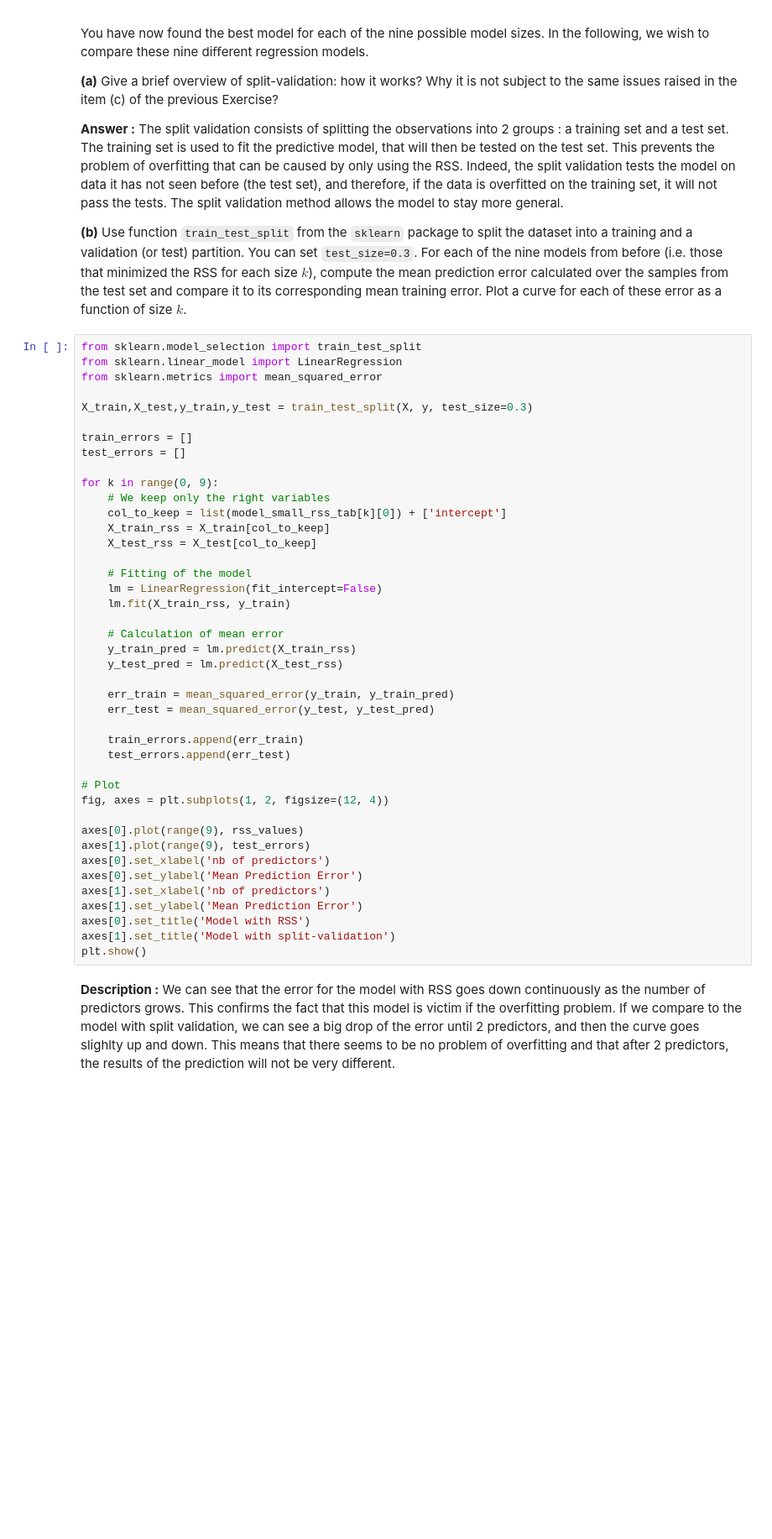
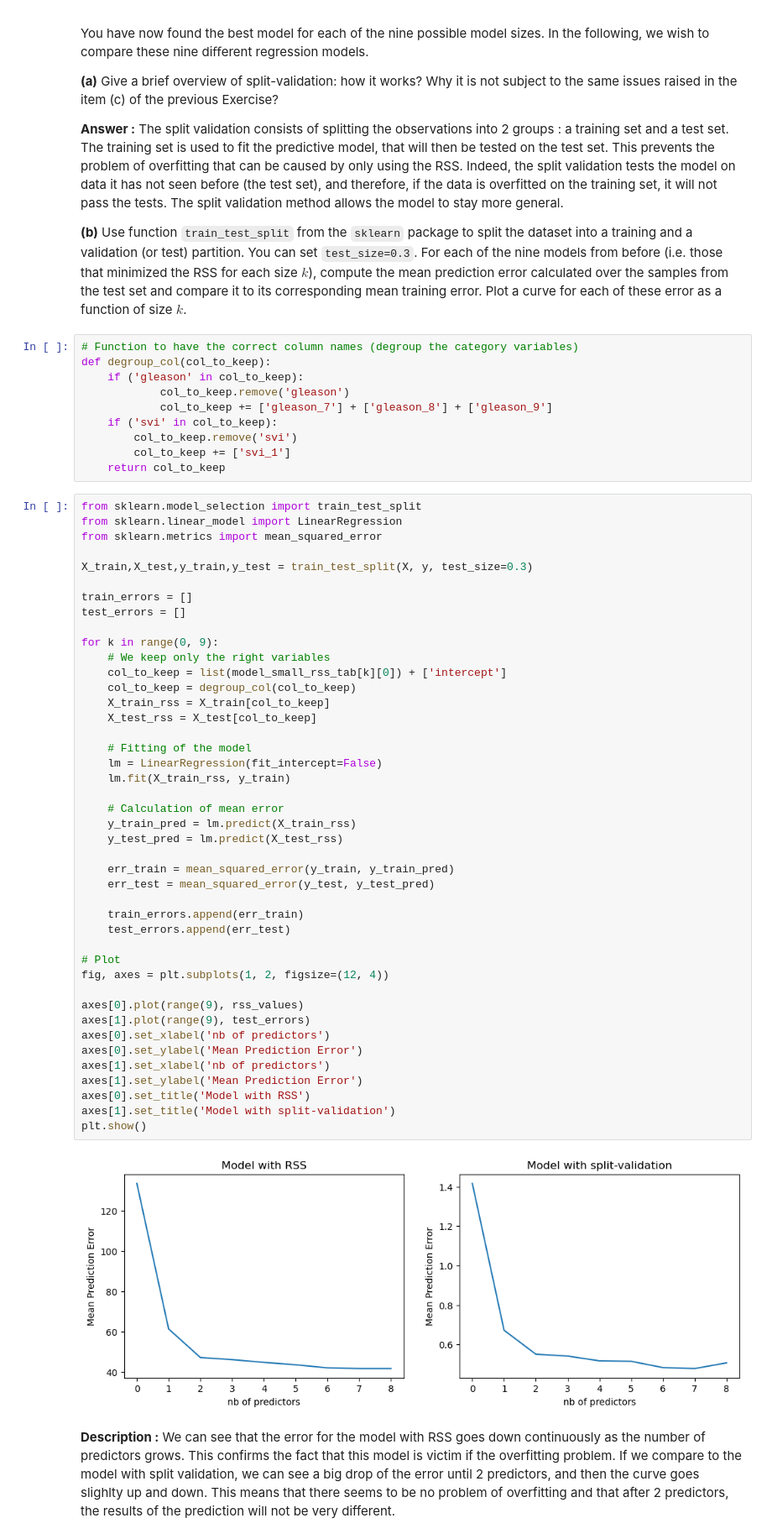
Before and after one commit to martinouks/isla_tp, a Jupyter notebook: TP1/TP1.ipynb, the cells around one changed output. Shown at 84% size. Saved outputs shown, nothing was run; the diff lists cells and outputs as text; blank space fills up the shorter version.

Commit message:
ex4 correct

```diff
--- a/TP1/TP1.ipynb
+++ b/TP1/TP1.ipynb
@@ -579,6 +579,16 @@ the item (c) of the previous Exercise?
 **Answer :** The split validation consists of splitting the observations into 2 groups : a training set and a test set. The training set is used to fit the predictive model, that will then be tested on the test set. This prevents the problem of overfitting that can be caused by only using the RSS. Indeed, the split validation tests the model on data it has not seen before (the test set), and therefore, if the data is overfitted on the training set, it will not pass the tests. The split validation method allows the model to stay more general.
 
 **(b)** Use function `train_test_split` from the `sklearn` package to split the dataset into a training and a validation (or test) partition. You can set `test_size=0.3`. For each of the nine models from before (i.e. those that minimized the RSS for each size $k$), compute the mean prediction error calculated over the samples from the test set and compare it to its corresponding mean training error. Plot a curve for each of these error as a function of size $k$.
+# %%
+# Function to have the correct column names (degroup the category variables)
+def degroup_col(col_to_keep):
+    if ('gleason' in col_to_keep):
+            col_to_keep.remove('gleason')
+            col_to_keep += ['gleason_7'] + ['gleason_8'] + ['gleason_9']
+    if ('svi' in col_to_keep):
+        col_to_keep.remove('svi')
+        col_to_keep += ['svi_1']
+    return col_to_keep
 # %%
 from sklearn.model_selection import train_test_split
 from sklearn.linear_model import LinearRegression
@@ -592,35 +602,38 @@ test_errors = []
 for k in range(0, 9):
     # We keep only the right variables
     col_to_keep = list(model_small_rss_tab[k][0]) + ['intercept']
+    col_to_keep = degroup_col(col_to_keep)
     X_train_rss = X_train[col_to_keep]
     X_test_rss = X_test[col_to_keep]
 
     # Fitting of the model
     lm = LinearRegression(fit_intercept=False)
     lm.fit(X_train_rss, y_train)
 
     # Calculation of mean error
     y_train_pred = lm.predict(X_train_rss)
     y_test_pred = lm.predict(X_test_rss)
 
     err_train = mean_squared_error(y_train, y_train_pred)
     err_test = mean_squared_error(y_test, y_test_pred)
 
     train_errors.append(err_train)
     test_errors.append(err_test)
 
 # Plot
 fig, axes = plt.subplots(1, 2, figsize=(12, 4))
 
 axes[0].plot(range(9), rss_values)
 axes[1].plot(range(9), test_errors)
 axes[0].set_xlabel('nb of predictors')
 axes[0].set_ylabel('Mean Prediction Error')
 axes[1].set_xlabel('nb of predictors')
 axes[1].set_ylabel('Mean Prediction Error')
 axes[0].set_title('Model with RSS')
 axes[1].set_title('Model with split-validation')
 plt.show()
+# %% [output]
+[figure, added]
 # %% [markdown]
 **Description :** We can see that the error for the model with RSS goes down continuously as the number of predictors grows. This confirms the fact that this model is victim if the overfitting problem. If we compare to the model with split validation, we can see a big drop of the error until 2 predictors, and then the curve goes slighlty up and down. This means that there seems to be no problem of overfitting and that after 2 predictors, the results of the prediction will not be very different.
 # %% [markdown]
```
Also changed, not shown: parts of 8 cells of this notebook.
